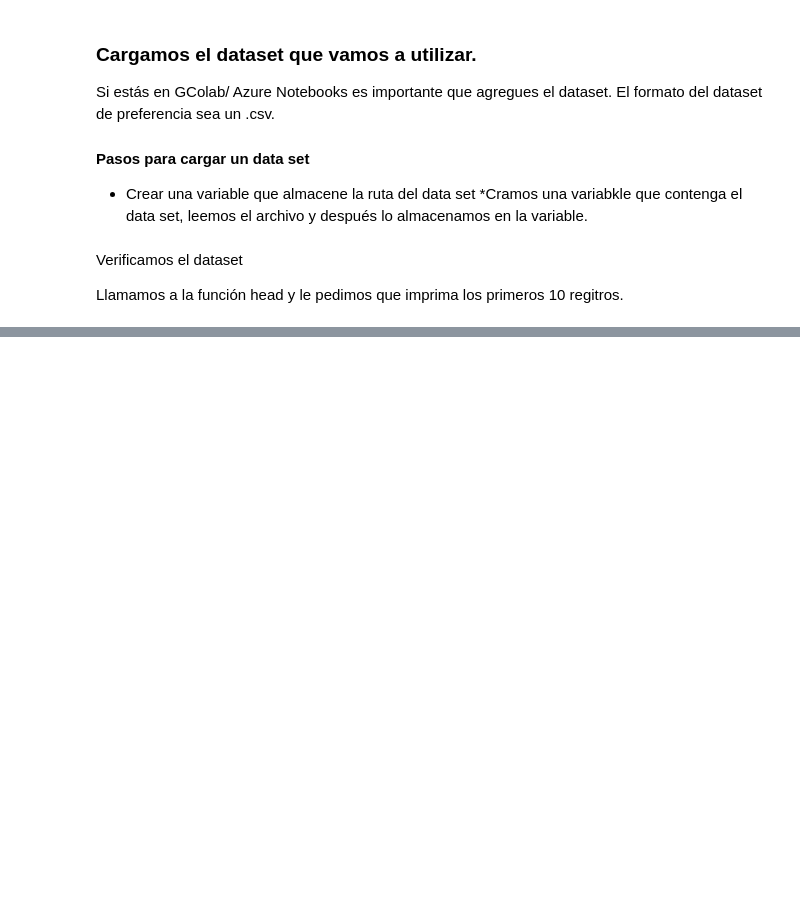
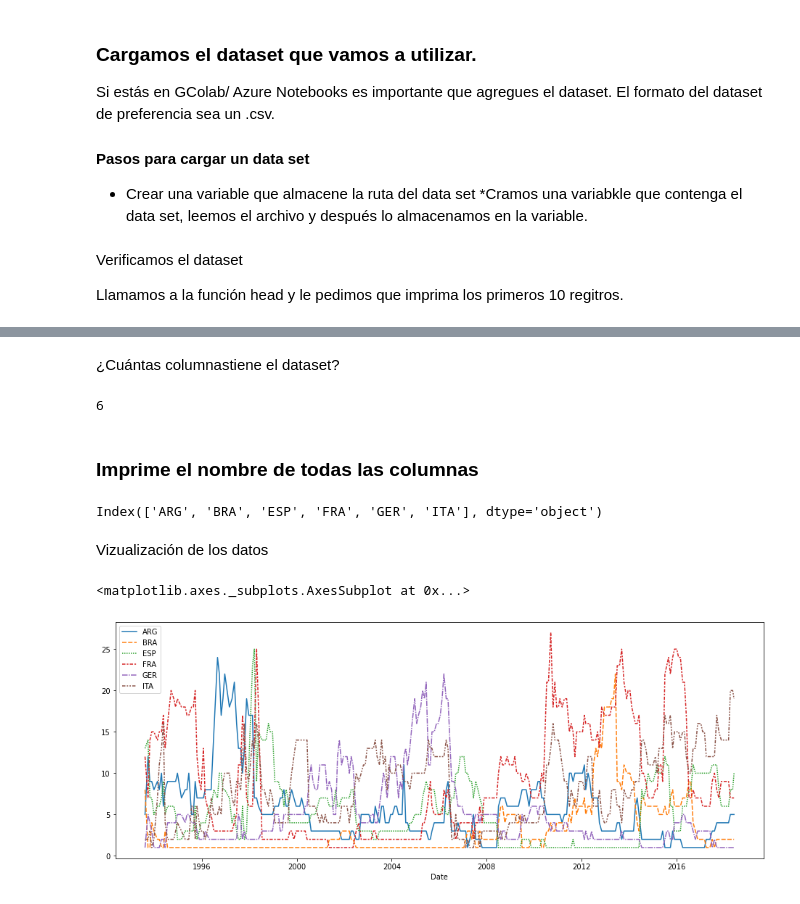
Before and after one commit to DulceMarinG/TallerData, a Jupyter notebook: Taller_de_Data.ipynb, the cells around one changed output, grey strips where cells are left out. Saved outputs shown, nothing was run; the diff lists cells and outputs as text; code cells hidden in the pictures; blank space fills up the shorter version.

```diff
--- a/Taller_de_Data.ipynb
+++ b/Taller_de_Data.ipynb
@@ -49,0 +89,20 @@ Llamamos a la función head y le pedimos que imprima los primeros 10 regitros.
+# %% [markdown]
+¿Cuántas columnastiene el dataset?
+# %%
+fifa_data.shape[1]
+# %% [output]
+6
+# %% [markdown]
+### Imprime el nombre de todas las columnas
+# %%
+fifa_data.columns
+# %% [output]
+Index(['ARG', 'BRA', 'ESP', 'FRA', 'GER', 'ITA'], dtype='object')
+# %% [markdown]
+Vizualización de los datos
+# %%
+plt.figure(figsize=(16,6))
+sns.lineplot(data=fifa_data)
+# %% [output]
+<matplotlib.axes._subplots.AxesSubplot at 0x...>
+[figure, added]
```
Also changed, not shown: parts of 21 cells of this notebook.
